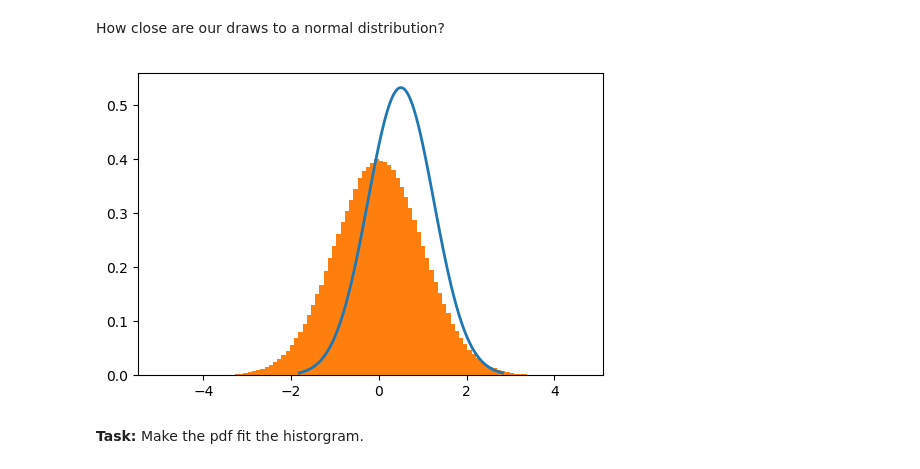
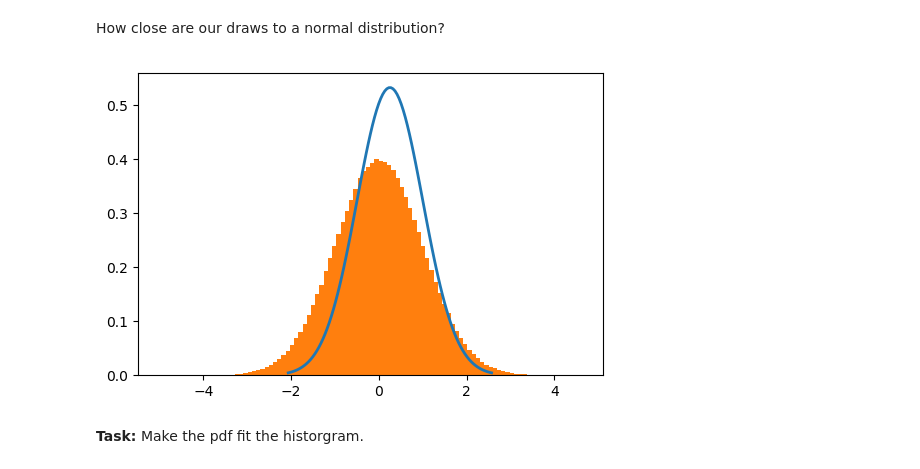
Before and after one commit to NumEconCopenhagen/lectures-2019, a Jupyter notebook: 04/Random_Numbers_and_Simulation.ipynb, the cells around one changed output. Saved outputs shown, nothing was run; the diff lists cells and outputs as text; code cells hidden in the pictures.

```diff
--- a/04/Random_Numbers_and_Simulation.ipynb
+++ b/04/Random_Numbers_and_Simulation.ipynb
@@ -240,23 +242,24 @@ How close are our draws to a normal distribution?
 # %%
 from scipy.stats import norm
 
 # a. create analytical distribution
-loc_guess = 0.5
+loc_guess = 0.25
 scale_guess = 0.75
+# loc_guess, scale_guess = norm.fit(X)
 F = norm(loc=loc_guess,scale=scale_guess)
 
 # b. vector of x values
 x_low = F.ppf(0.001) # x value where cdf is 0.001
 x_high = F.ppf(0.999) # x value where cdf is 0.999
 x = np.linspace(x_low,x_high,100)
 
 # c. compare
 fig = plt.figure(dpi=100)
 ax = fig.add_subplot(1,1,1)
 ax.plot(x,F.pdf(x),lw=2,label='estimated')
 ax.hist(X,bins=100,density=True,histtype='stepfilled');
 # %% [output]
-[figure, old version]
+[figure, new version]
 # %% [markdown]
 **Task:** Make the pdf fit the historgram.
 # %% [markdown]
```
Also changed, not shown: parts of 16 cells of this notebook, 2 other files.
